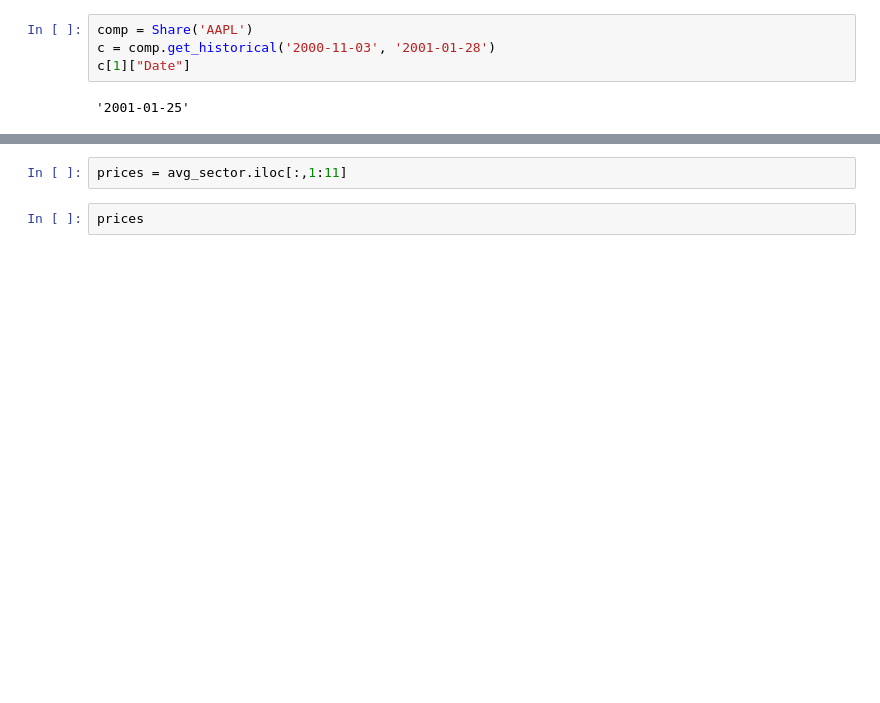
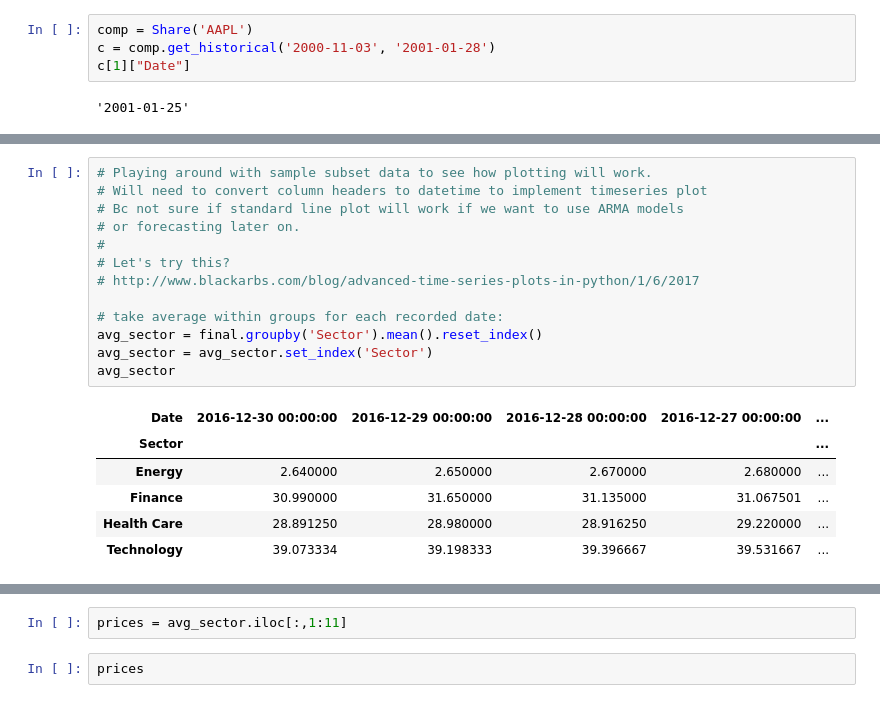
Before and after one commit to weiwang0531/stock-index, a Jupyter notebook: Project.ipynb, the cells around one changed output, grey strips where cells are left out. Saved outputs shown, nothing was run; the diff lists cells and outputs as text; blank space fills up the shorter version.

```diff
--- a/Project.ipynb
+++ b/Project.ipynb
@@ -235,0 +119,20 @@ avg_clean.head()
+# %%
+# Playing around with sample subset data to see how plotting will work.
+# Will need to convert column headers to datetime to implement timeseries plot
+# Bc not sure if standard line plot will work if we want to use ARMA models
+# or forecasting later on.
+#
+# Let's try this?
+# http://www.blackarbs.com/blog/advanced-time-series-plots-in-python/1/6/2017
+
+# take average within groups for each recorded date:
+avg_sector = final.groupby('Sector').mean().reset_index()
+avg_sector = avg_sector.set_index('Sector')
+avg_sector
+# %% [output]
+| Date | 2016-12-30 00:00:00 | 2016-12-29 00:00:00 | 2016-12-28 00:00:00 | 2016-12-27 00:00:00 | ... |
+| Sector |  |  |  |  | ... |
+| Energy | 2.640000 | 2.650000 | 2.670000 | 2.680000 | ... |
+| Finance | 30.990000 | 31.650000 | 31.135000 | 31.067501 | ... |
+| Health Care | 28.891250 | 28.980000 | 28.916250 | 29.220000 | ... |
+| Technology | 39.073334 | 39.198333 | 39.396667 | 39.531667 | ... |
```
Also changed, not shown: parts of 53 cells of this notebook.
